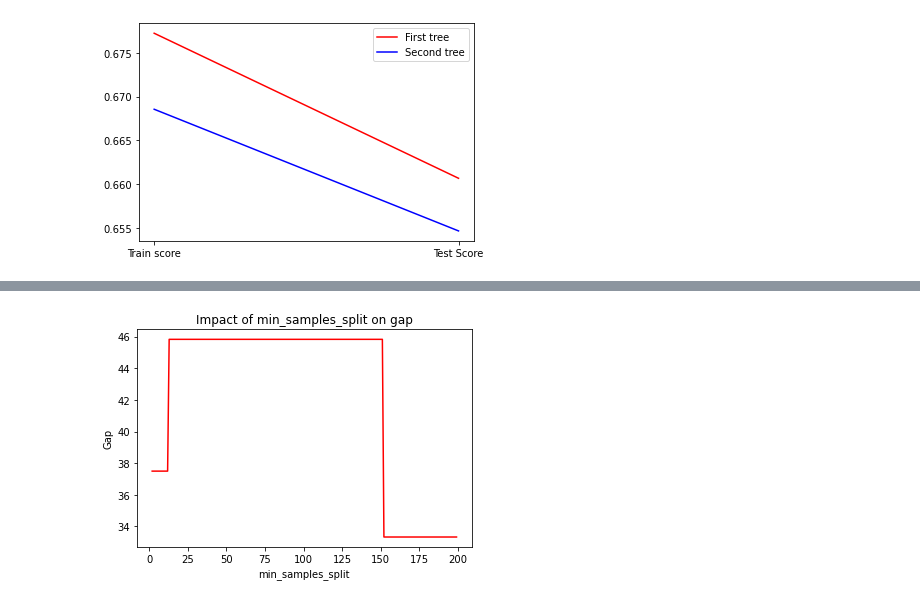
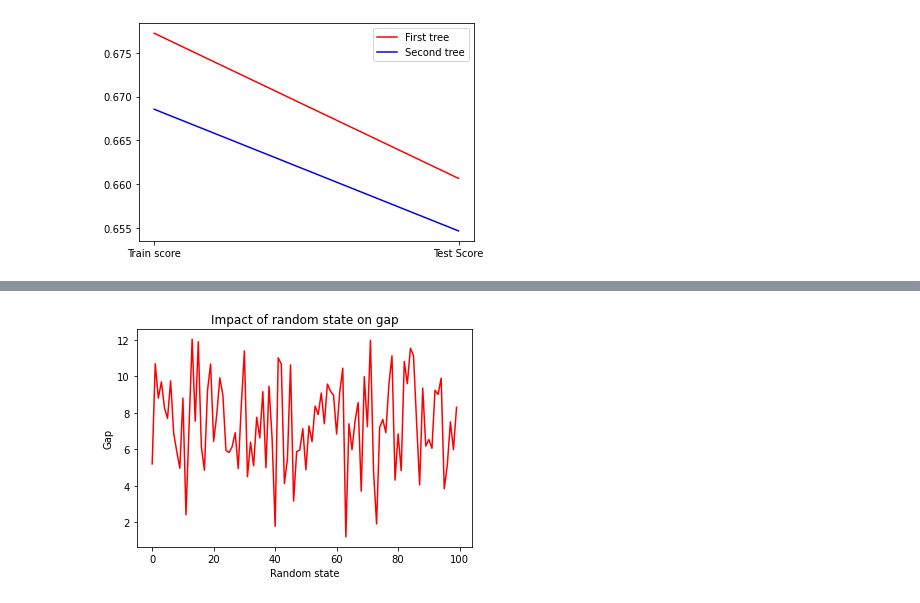
Before and after one commit to rostom-baccar/Machine-Learning-with-Decision-Trees, a Jupyter notebook: Evaluation.ipynb, the cells around one changed output, grey strips where cells are left out. Saved outputs shown, nothing was run; the diff lists cells and outputs as text; code cells hidden in the pictures.

```diff
--- a/Evaluation.ipynb
+++ b/Evaluation.ipynb
@@ -69,8 +99,9 @@ def evaluation (t):
     train_sum=0
     test_sum=0
     num_splits=t[3]
+    trainings=t[4]
     kf = KFold(n_splits=num_splits)
-    for i in range(0,t[4]):
+    for i in range(0,trainings):
         clf = tree.DecisionTreeClassifier(splitter=t[0],max_depth=t[1],min_samples_split=t[2])
         for train_index, test_index in kf.split(train_examples):
             x_train, x_test = train_examples[train_index], train_examples[test_index]
@@ -205,3 +250,12 @@ def gap_plot(title,x_axis,xlabel,gap):
     plt.xlabel(xlabel)
     plt.ylabel('Gap')
     plt.show()
+# %%
+#Impact of min_samples_split on gap
+gap=[]
+x_samples=[]
+for i in range(2,200):
+    gap.append(confusion_matrix_gap(10,i,0.2,30))
+    x_samples.append(i)
+
+gap_plot('Impact of min_samples_split on gap',x_samples,'min_samples_split',gap)
@@ -209,8 +265,8 @@ def gap_plot(title,x_axis,xlabel,gap):
 #Impact of max depth on gap
 gap=[]
 x_depth=[]
-for i in range(1,20):
-    gap.append(confusion_matrix_gap(i+1,50,20,30))
+for i in range(1,30):
+    gap.append(confusion_matrix_gap(i+1,50,0.2,30))
     x_depth.append(i)
 
 gap_plot('Impact of max depth on gap',x_depth,'max depth',gap)
@@ -218,0 +275,10 @@ gap_plot('Impact of max depth on gap',x_depth,'max depth',gap)
+# %%
+#Impact of test size on gap
+gap=[]
+x_size=[]
+test_sizes=np.arange(0.1,0.7,0.01)
+for i in test_sizes:
+    gap.append(confusion_matrix_gap(10,100,i,30))
+    x_size.append(i)
+
+gap_plot('Impact of test size on gap',x_size,'test size',gap)
@@ -219,11 +287,11 @@ gap_plot('Impact of max depth on gap',x_depth,'max depth',gap)
 # %%
-#Impact of min_samples_split on gap
+#Impact of random state on gap
 gap=[]
-x_samples=[]
-for i in range(2,200):
-    gap.append(confusion_matrix_gap(10,i,20,30))
-    x_samples.append(i)
+x_gap=[]
+for i in range(0,100):
+    gap.append(confusion_matrix_gap(10,50,0.2,i))
+    x_gap.append(i)
 
-gap_plot('Impact of min_samples_split on gap',x_samples,'min_samples_split',gap)
+gap_plot('Impact of random state on gap',x_gap,'Random state',gap)
 # %% [output]
-[figure, old version]
+[figure, new version]
```
Also changed, not shown: parts of 33 cells of this notebook.
